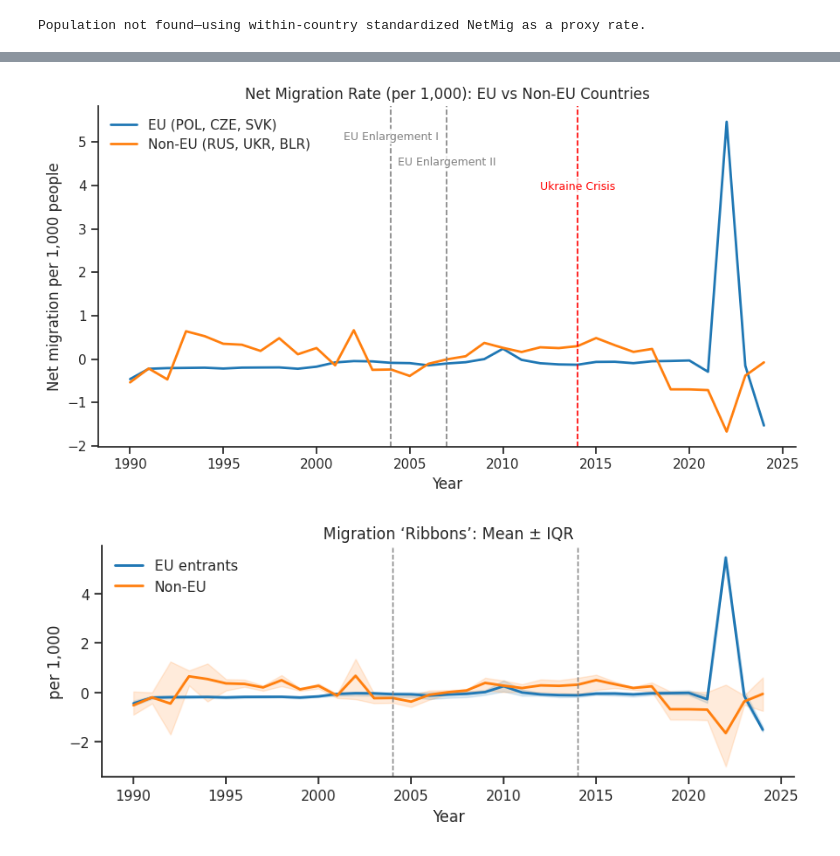
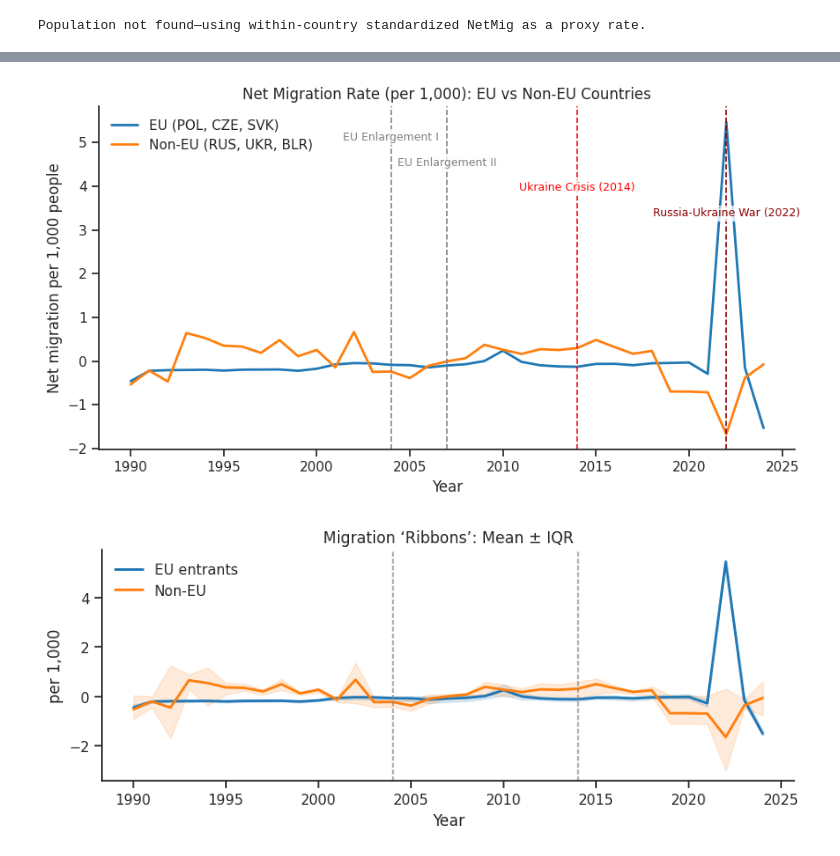
Before and after one commit to MarusR/CIRS_dataset, a Jupyter notebook: notebooks/02_net_migration.ipynb, the cells around one changed output, grey strips where cells are left out. Drawn from its saved outputs; the diff is of its cells as text; code cells hidden in the pictures.

```diff
--- a/notebooks/02_net_migration.ipynb
+++ b/notebooks/02_net_migration.ipynb
@@ -211,36 +211,37 @@ for g, lab, col in [(1,"EU (POL, CZE, SVK)","tab:blue"),
     m = (wide[wide["EU"]==g]
          .groupby("year")["mig_rate_per1k"].mean()
          .reset_index())
     ax.plot(m["year"], m["mig_rate_per1k"], label=lab, color=col, lw=2)
 
 # --- Key events and labels ---
 events = [
     (2004, "EU Enlargement I", "gray"),
     (2007, "EU Enlargement II", "gray"),
-    (2014, "Ukraine Crisis", "red")
+    (2014, "Ukraine Crisis (2014)", "red"),
+    (2022, "Russia-Ukraine War (2022)", "darkred")
 ]
 
 # Define staggered y positions (relative to axis height)
 ymax = ax.get_ylim()[1]
-y_positions = [ymax*0.88, ymax*0.78, ymax*0.68]  # vertically spaced
+y_positions = [ymax*0.88, ymax*0.78, ymax*0.68, ymax*0.58]  # vertically spaced
 
 for (year, label, color), y in zip(events, y_positions):
     ax.axvline(year, color=color, ls="--", lw=1.2)
     ax.text(year, y, label,
             color=color, fontsize=9,
             ha="center", va="center",
             bbox=dict(facecolor="white", alpha=0.8, edgecolor="none", pad=1.5))
 
 # --- Titles & labels ---
 ax.set_title("Net Migration Rate (per 1,000): EU vs Non-EU Countries", fontsize=12)
 ax.set_ylabel("Net migration per 1,000 people")
 ax.set_xlabel("Year")
 ax.legend(frameon=False, loc="upper left")
 sns.despine()
 plt.tight_layout()
 plt.show()
 # %% [output]
-[figure, old version]
+[figure, new version]
 # %%
 wide["period"] = np.where(wide["year"] < 2004, "Pre-2004", "Post-2004")
 g = (wide.groupby(["EU","period","year"])["mig_rate_per1k"]
```
Also changed, not shown: parts of 1 cell of this notebook, 2 other files.
